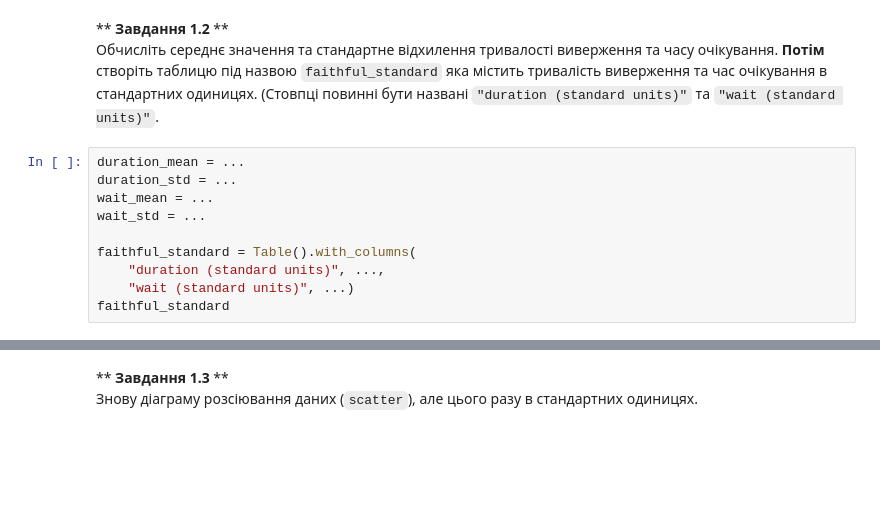
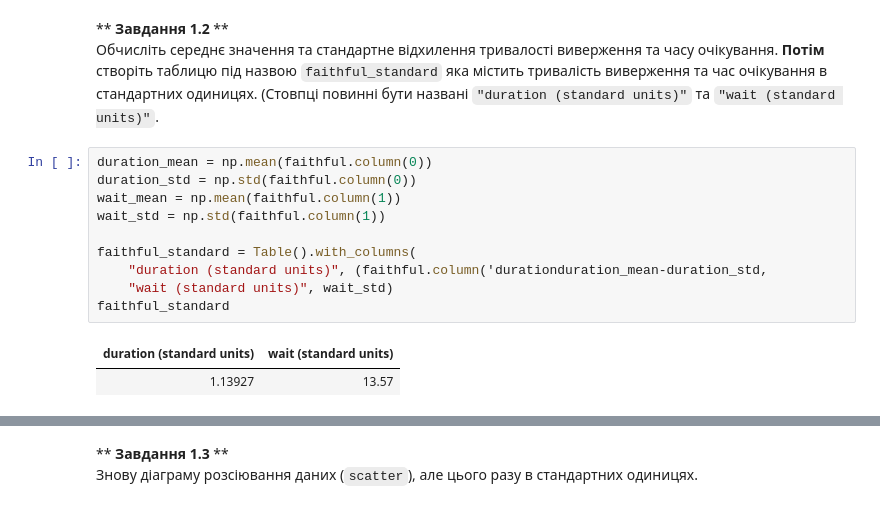
Before and after one commit to MaksimShum/Practices, a Jupyter notebook: pr2_4.ipynb, the cells around one changed output, grey strips where cells are left out. Saved outputs shown, nothing was run; the diff lists cells and outputs as text; blank space fills up the shorter version.

```diff
--- a/pr2_4.ipynb
+++ b/pr2_4.ipynb
@@ -91,14 +91,17 @@ faithful.scatter('duration', 'wait')
 <br/>
 Обчисліть середнє значення та стандартне відхилення тривалості виверження та часу очікування.  **Потім** створіть таблицю під назвою `faithful_standard` яка містить тривалість виверження та час очікування в стандартних одиницях.  (Стовпці повинні бути названі `"duration (standard units)"` та `"wait (standard units)"`.
 # %%
-duration_mean = ...
-duration_std = ...
-wait_mean = ...
-wait_std = ...
+duration_mean = np.mean(faithful.column(0))
+duration_std = np.std(faithful.column(0))
+wait_mean = np.mean(faithful.column(1))
+wait_std = np.std(faithful.column(1))
 
 faithful_standard = Table().with_columns(
-    "duration (standard units)", ...,
-    "wait (standard units)", ...)
+    "duration (standard units)", (faithful.column('durationduration_mean-duration_std,
+    "wait (standard units)", wait_std)
 faithful_standard
+# %% [output]
+| duration (standard units) | wait (standard units) |
+| 1.13927 | 13.57 |
 # %%
 check('tests/q1_2.py')
```
Also changed, not shown: parts of 1 cell of this notebook.
